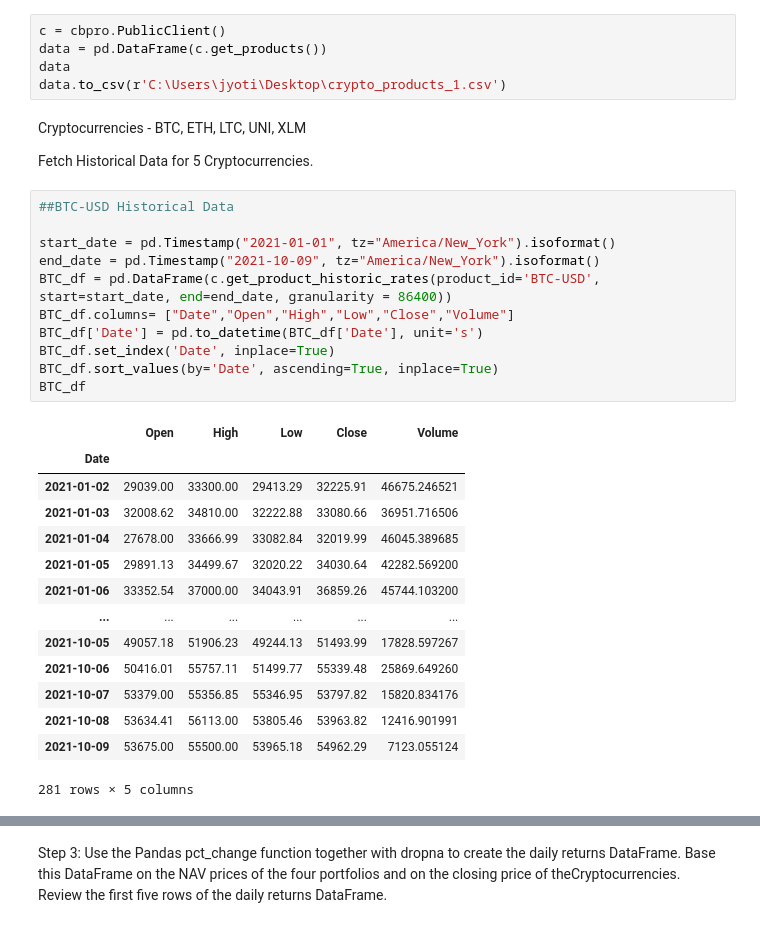
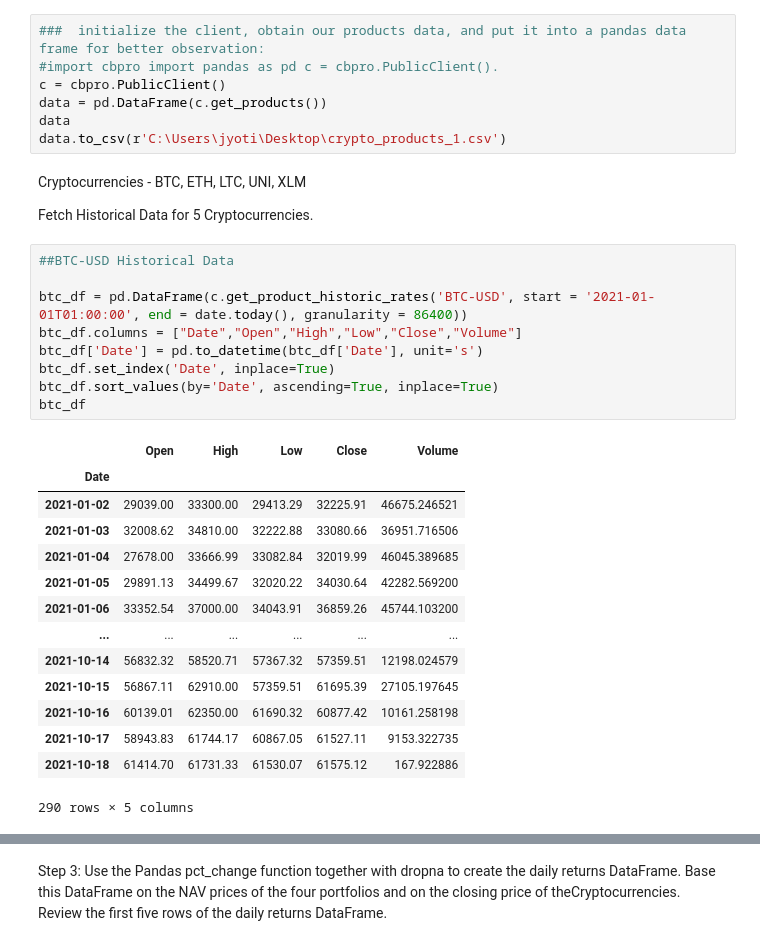
Before and after one commit to Swati-Subhadarshini/UWFinTech_Group3_Project1, a Jupyter notebook: Crypto_price_analysis.ipynb, the cells around one changed output, grey strips where cells are left out. Cells and saved outputs as stored; diff of their text form.

```diff
--- a/Crypto_price_analysis.ipynb
+++ b/Crypto_price_analysis.ipynb
@@ -14,4 +17,6 @@ from MCForecastTools import MCSimulation
 # %%
+###  initialize the client, obtain our products data, and put it into a pandas data frame for better observation:
+#import cbpro import pandas as pd c = cbpro.PublicClient().
 c = cbpro.PublicClient()
 data = pd.DataFrame(c.get_products())
 data
@@ -23,29 +28,27 @@ Fetch Historical Data for 5 Cryptocurrencies.
 # %%
 ##BTC-USD Historical Data
 
-start_date = pd.Timestamp("2021-01-01", tz="America/New_York").isoformat()
-end_date = pd.Timestamp("2021-10-09", tz="America/New_York").isoformat()
-BTC_df = pd.DataFrame(c.get_product_historic_rates(product_id='BTC-USD', start=start_date, end=end_date, granularity = 86400))
-BTC_df.columns= ["Date","Open","High","Low","Close","Volume"]
-BTC_df['Date'] = pd.to_datetime(BTC_df['Date'], unit='s')
-BTC_df.set_index('Date', inplace=True)
-BTC_df.sort_values(by='Date', ascending=True, inplace=True)
-BTC_df
+btc_df = pd.DataFrame(c.get_product_historic_rates('BTC-USD', start = '2021-01-01T01:00:00', end = date.today(), granularity = 86400))
+btc_df.columns = ["Date","Open","High","Low","Close","Volume"]
+btc_df['Date'] = pd.to_datetime(btc_df['Date'], unit='s')
+btc_df.set_index('Date', inplace=True)
+btc_df.sort_values(by='Date', ascending=True, inplace=True)
+btc_df
 # %% [output]
 |  | Open | High | Low | Close | Volume |
 | Date |  |  |  |  |  |
 | 2021-01-02 | 29039.00 | 33300.00 | 29413.29 | 32225.91 | 46675.246521 |
 | 2021-01-03 | 32008.62 | 34810.00 | 32222.88 | 33080.66 | 36951.716506 |
 | 2021-01-04 | 27678.00 | 33666.99 | 33082.84 | 32019.99 | 46045.389685 |
 | 2021-01-05 | 29891.13 | 34499.67 | 32020.22 | 34030.64 | 42282.569200 |
 | 2021-01-06 | 33352.54 | 37000.00 | 34043.91 | 36859.26 | 45744.103200 |
 | ... | ... | ... | ... | ... | ... |
-| 2021-10-05 | 49057.18 | 51906.23 | 49244.13 | 51493.99 | 17828.597267 |
-| 2021-10-06 | 50416.01 | 55757.11 | 51499.77 | 55339.48 | 25869.649260 |
-| 2021-10-07 | 53379.00 | 55356.85 | 55346.95 | 53797.82 | 15820.834176 |
-| 2021-10-08 | 53634.41 | 56113.00 | 53805.46 | 53963.82 | 12416.901991 |
-| 2021-10-09 | 53675.00 | 55500.00 | 53965.18 | 54962.29 | 7123.055124 |
+| 2021-10-14 | 56832.32 | 58520.71 | 57367.32 | 57359.51 | 12198.024579 |
+| 2021-10-15 | 56867.11 | 62910.00 | 57359.51 | 61695.39 | 27105.197645 |
+| 2021-10-16 | 60139.01 | 62350.00 | 61690.32 | 60877.42 | 10161.258198 |
+| 2021-10-17 | 58943.83 | 61744.17 | 60867.05 | 61527.11 | 9153.322735 |
+| 2021-10-18 | 61414.70 | 61731.33 | 61530.07 | 61575.12 | 167.922886 |
-281 rows × 5 columns
+290 rows × 5 columns
 # %%
 #ETH-USD
 
```
Also changed, not shown: parts of 18 cells of this notebook, 5 other files.
